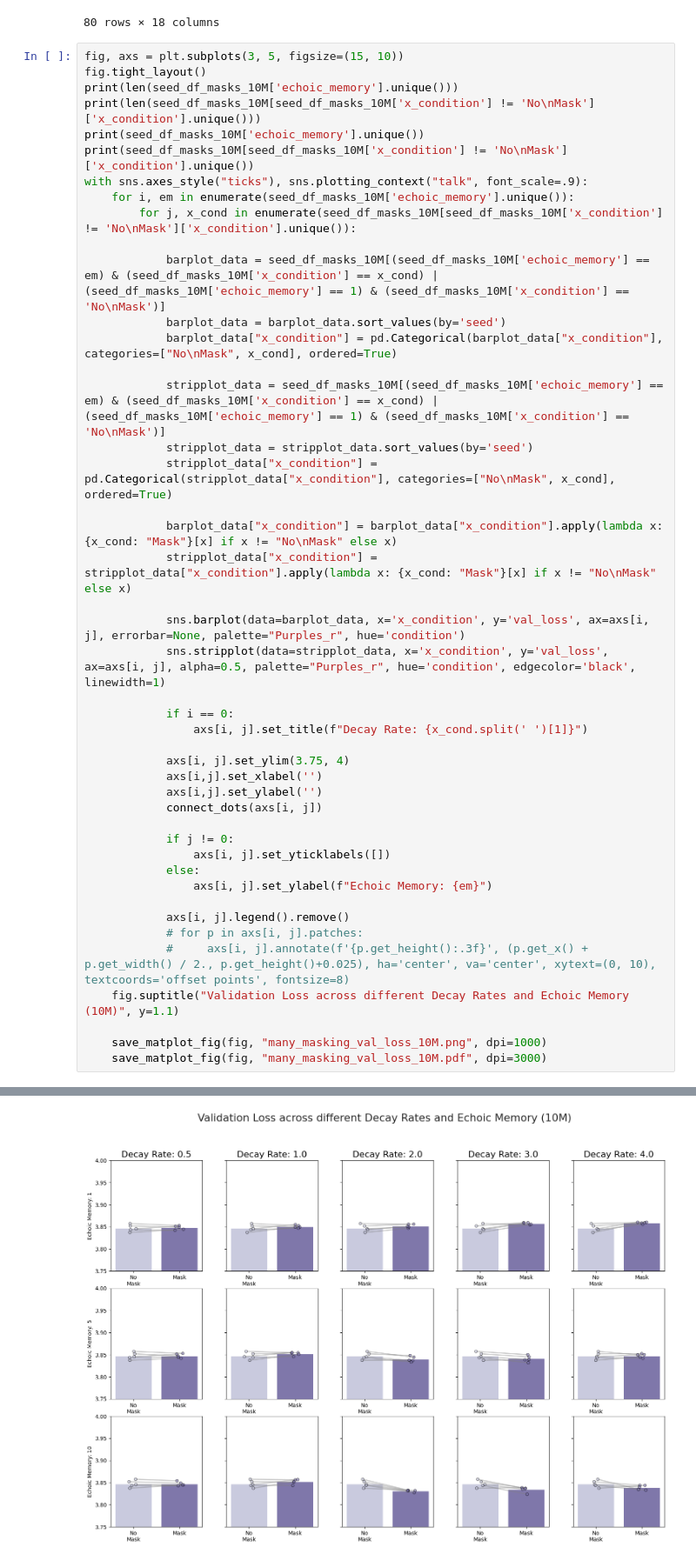
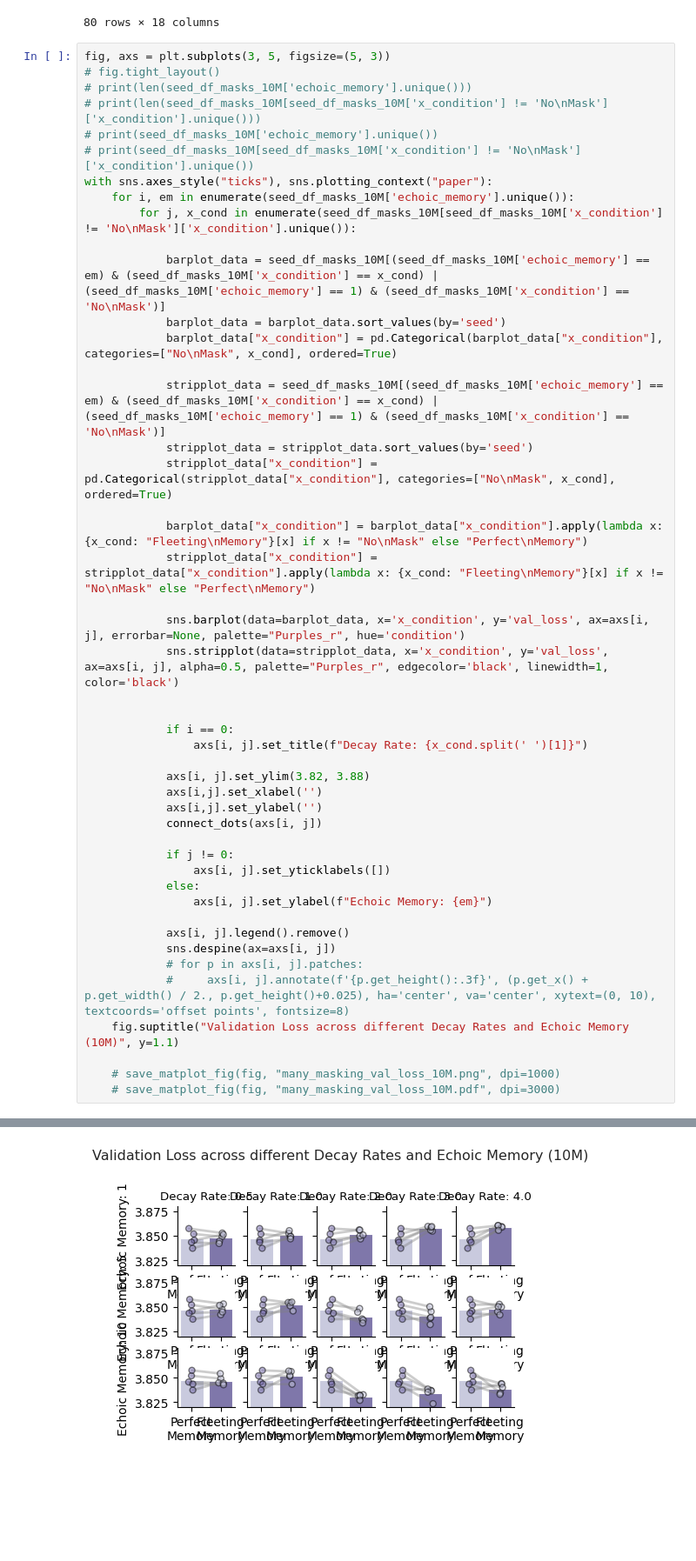
Before and after one commit to drhanjones/ss-llm, a Jupyter notebook: nanoGPT/results/results_figs_paper.ipynb, the cells around one changed output, grey strips where cells are left out. Shown at 87% size. Cells and saved outputs as stored; diff of their text form; blank space fills up the shorter version.

Commit message:
experimenting with figures

```diff
--- a/nanoGPT/results/results_figs_paper.ipynb
+++ b/nanoGPT/results/results_figs_paper.ipynb
@@ -1528,13 +1528,13 @@ seed_df_masks_10M
 | 79 | 6892213 | out-babylm_full_bpe_8k-6x6-nomask... | 6 | 6 | 256 | 384 | 32.0 | 0.0005 | ... |
 80 rows × 18 columns
 # %%
-fig, axs = plt.subplots(3, 5, figsize=(15, 10))
-fig.tight_layout()
-print(len(seed_df_masks_10M['echoic_memory'].unique()))
-print(len(seed_df_masks_10M[seed_df_masks_10M['x_condition'] != 'No\nMask']['x_condition'].unique()))
-print(seed_df_masks_10M['echoic_memory'].unique())
-print(seed_df_masks_10M[seed_df_masks_10M['x_condition'] != 'No\nMask']['x_condition'].unique())
-with sns.axes_style("ticks"), sns.plotting_context("talk", font_scale=.9):
+fig, axs = plt.subplots(3, 5, figsize=(5, 3))
+# fig.tight_layout()
+# print(len(seed_df_masks_10M['echoic_memory'].unique()))
+# print(len(seed_df_masks_10M[seed_df_masks_10M['x_condition'] != 'No\nMask']['x_condition'].unique()))
+# print(seed_df_masks_10M['echoic_memory'].unique())
+# print(seed_df_masks_10M[seed_df_masks_10M['x_condition'] != 'No\nMask']['x_condition'].unique())
+with sns.axes_style("ticks"), sns.plotting_context("paper"):
     for i, em in enumerate(seed_df_masks_10M['echoic_memory'].unique()):
         for j, x_cond in enumerate(seed_df_masks_10M[seed_df_masks_10M['x_condition'] != 'No\nMask']['x_condition'].unique()):
 
@@ -1546,16 +1546,17 @@ with sns.axes_style("ticks"), sns.plotting_context("talk", font_scale=.9):
             stripplot_data = stripplot_data.sort_values(by='seed')
             stripplot_data["x_condition"] = pd.Categorical(stripplot_data["x_condition"], categories=["No\nMask", x_cond], ordered=True)
 
-            barplot_data["x_condition"] = barplot_data["x_condition"].apply(lambda x: {x_cond: "Mask"}[x] if x != "No\nMask" else x)
-            stripplot_data["x_condition"] = stripplot_data["x_condition"].apply(lambda x: {x_cond: "Mask"}[x] if x != "No\nMask" else x)
+            barplot_data["x_condition"] = barplot_data["x_condition"].apply(lambda x: {x_cond: "Fleeting\nMemory"}[x] if x != "No\nMask" else "Perfect\nMemory")
+            stripplot_data["x_condition"] = stripplot_data["x_condition"].apply(lambda x: {x_cond: "Fleeting\nMemory"}[x] if x != "No\nMask" else "Perfect\nMemory")
 
             sns.barplot(data=barplot_data, x='x_condition', y='val_loss', ax=axs[i, j], errorbar=None, palette="Purples_r", hue='condition')
-            sns.stripplot(data=stripplot_data, x='x_condition', y='val_loss', ax=axs[i, j], alpha=0.5, palette="Purples_r", hue='condition', edgecolor='black', linewidth=1)
+            sns.stripplot(data=stripplot_data, x='x_condition', y='val_loss', ax=axs[i, j], alpha=0.5, palette="Purples_r", edgecolor='black', linewidth=1, color='black')
+
 
             if i == 0:
                 axs[i, j].set_title(f"Decay Rate: {x_cond.split(' ')[1]}")
 
-            axs[i, j].set_ylim(3.75, 4)
+            axs[i, j].set_ylim(3.82, 3.88)
             axs[i,j].set_xlabel('')
             axs[i,j].set_ylabel('')
             connect_dots(axs[i, j])
@@ -1566,10 +1567,11 @@ with sns.axes_style("ticks"), sns.plotting_context("talk", font_scale=.9):
                 axs[i, j].set_ylabel(f"Echoic Memory: {em}")
 
             axs[i, j].legend().remove()
+            sns.despine(ax=axs[i, j])
             # for p in axs[i, j].patches:
             #     axs[i, j].annotate(f'{p.get_height():.3f}', (p.get_x() + p.get_width() / 2., p.get_height()+0.025), ha='center', va='center', xytext=(0, 10), textcoords='offset points', fontsize=8)
     fig.suptitle("Validation Loss across different Decay Rates and Echoic Memory (10M)", y=1.1)
 
-    save_matplot_fig(fig, "many_masking_val_loss_10M.png", dpi=1000)
-    save_matplot_fig(fig, "many_masking_val_loss_10M.pdf", dpi=3000)
+    # save_matplot_fig(fig, "many_masking_val_loss_10M.png", dpi=1000)
+    # save_matplot_fig(fig, "many_masking_val_loss_10M.pdf", dpi=3000)
 # %% [output]
@@ -1580,4 +1595,4 @@ with sns.axes_style("ticks"), sns.plotting_context("talk", font_scale=.9):
-[figure, old version]
+[figure, new version]
 # %%
 
 seed_df_100M = run_data_unfiltered[
```
Also changed, not shown: parts of 3 cells of this notebook, 5 other files.
